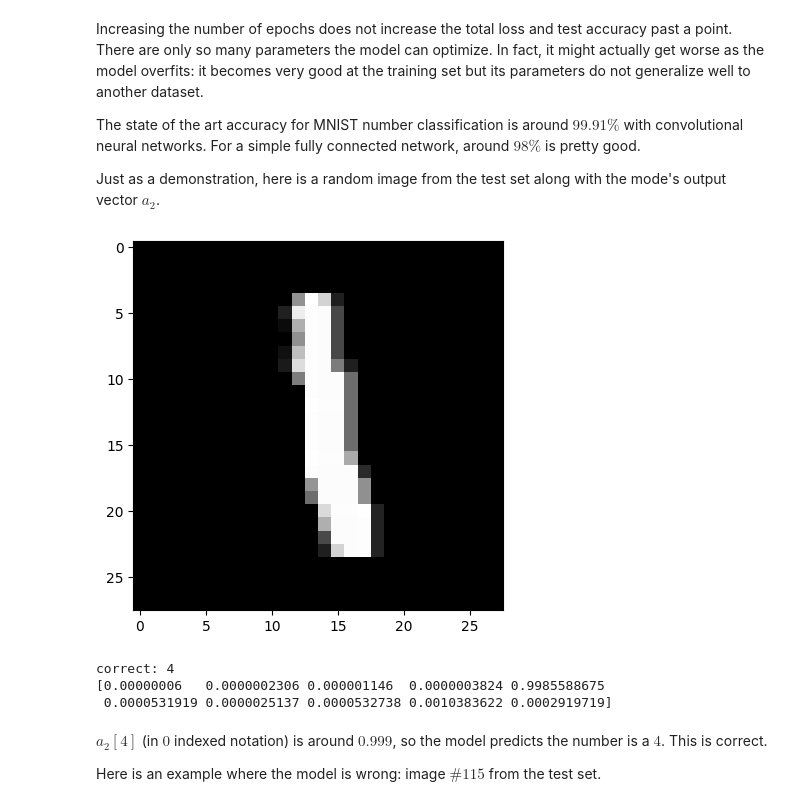
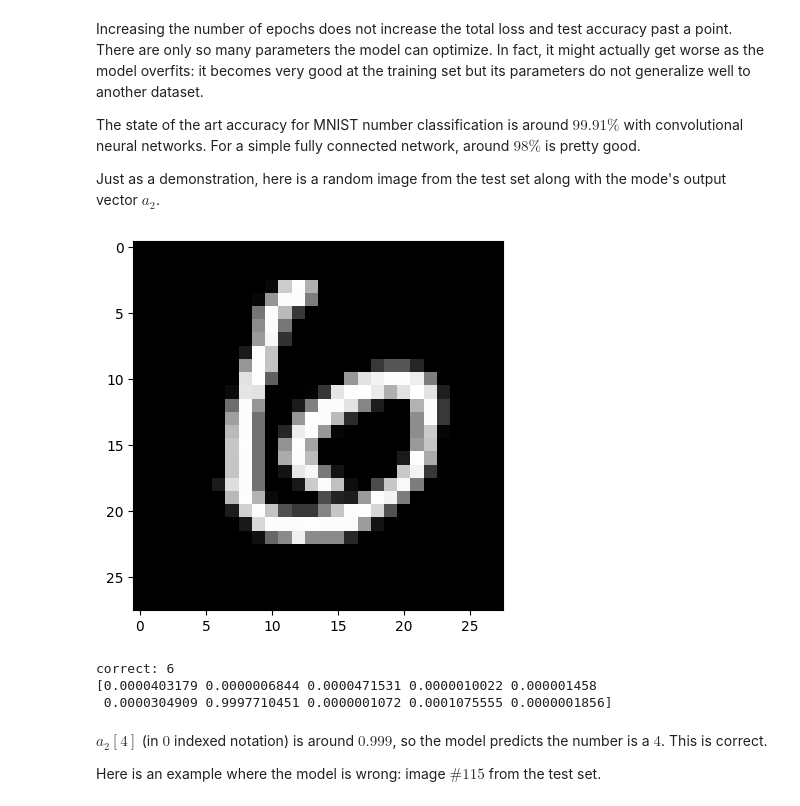
Before and after one commit to glolichen/mnist-from-scratch, a Jupyter notebook: mnist.ipynb, the cells around one changed output. Drawn from its saved outputs; the diff is of its cells as text; code cells hidden in the pictures.

Commit message:
fix images

```diff
--- a/mnist.ipynb
+++ b/mnist.ipynb
@@ -576,21 +576,21 @@ Just as a demonstration, here is a random image from the test set along with the
 # %%
 np.set_printoptions(precision=10, suppress=True)
 
-correct_id = 6
+correct_id = 11
 
-pixels = images[correct_id].reshape((28, 28))
+pixels = images_test[correct_id].reshape((28, 28))
 plt.imshow(pixels, cmap='gray')
 plt.show()
 
 _, _, _, a2 = forward(images_test[correct_id], W1, b1, W2, b2)
 
 print("correct:", labels_test[correct_id])
 print(a2)
 # %% [output]
-[figure, old version]
+[figure, new version]
-correct: 4
-[0.00000006   0.0000002306 0.000001146  0.0000003824 0.9985588675
- 0.0000531919 0.0000025137 0.0000532738 0.0010383622 0.0002919719]
+correct: 6
+[0.0000403179 0.0000006844 0.0000471531 0.0000010022 0.000001458
+ 0.0000304909 0.9997710451 0.0000001072 0.0001075555 0.0000001856]
 # %% [markdown]
 $a_2[4]$ (in $0$ indexed notation) is around $0.999$, so the model predicts the number is a $4$. This is correct.
 
```
Also changed, not shown: 1 other file.
